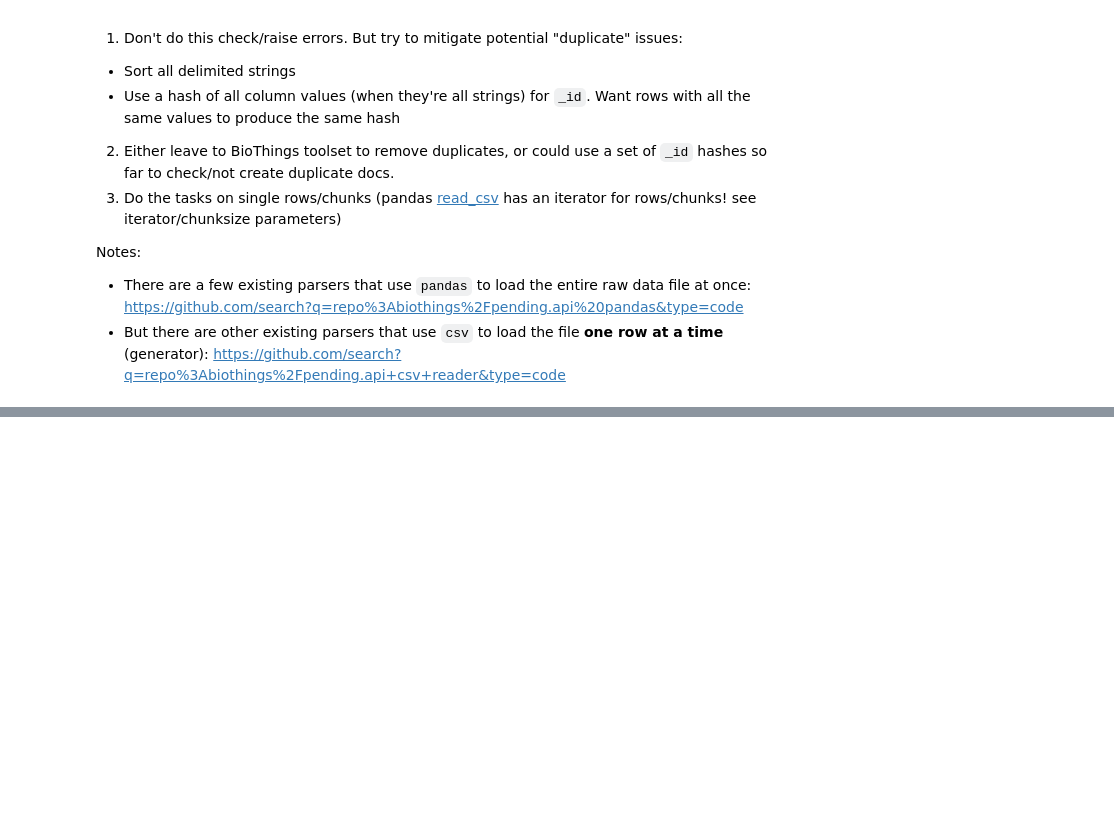
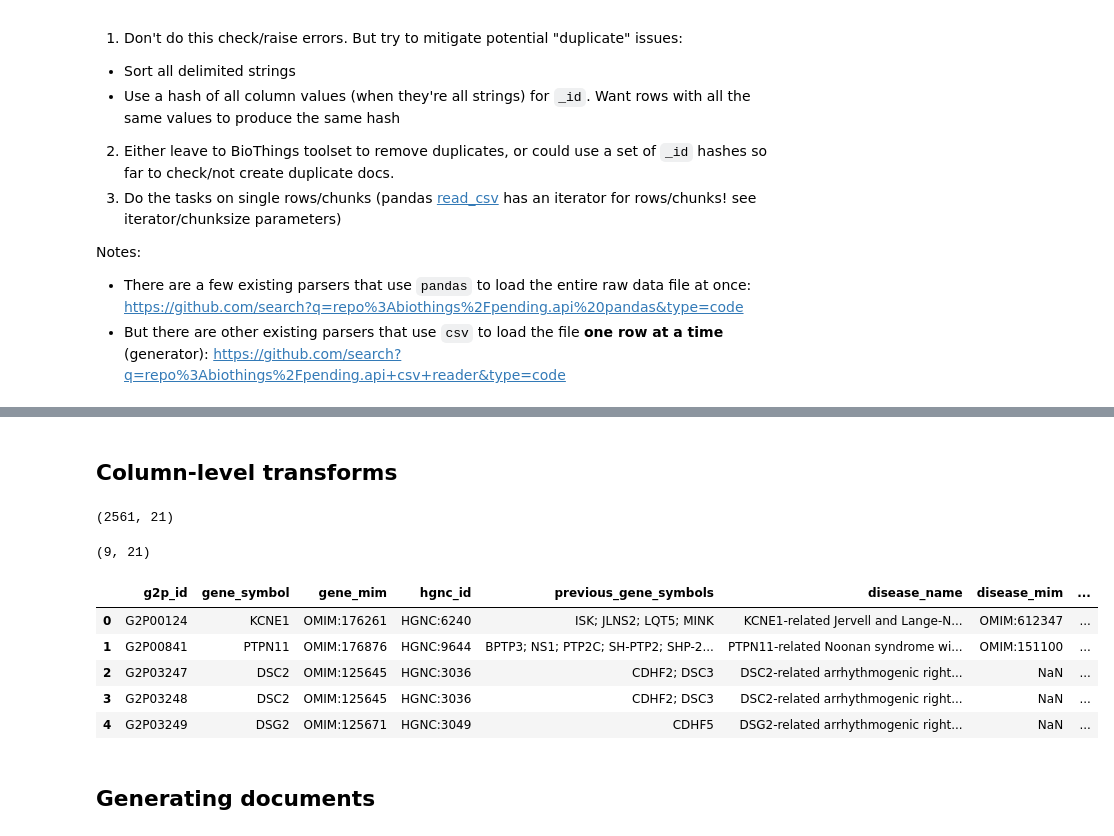
Before and after one commit to biothings/pending.api, a Jupyter notebook: plugins/ebi_gene2phenotype/parser-writing.ipynb, the cells around one changed output, grey strips where cells are left out. Saved outputs shown, nothing was run; the diff lists cells and outputs as text; code cells hidden in the pictures; blank space fills up the shorter version.

```diff
--- a/plugins/ebi_gene2phenotype/parser-writing.ipynb
+++ b/plugins/ebi_gene2phenotype/parser-writing.ipynb
@@ -176,0 +122,5 @@ Could ask Johnathan?
+# %%
+## put into parser (format): DONE
+
+## drop duplicates
+df.drop_duplicates(inplace=True, ignore_index=True)
@@ -176,0 +147,2 @@ Could ask Johnathan?
+# %% [markdown]
+## Column-level transforms
@@ -176,0 +159,58 @@ Could ask Johnathan?
+# %%
+df_diseasemim[df_diseasemim["disease_mim"].str.contains("OMIM:", na=False)].shape
+
+df_diseasemim[df_diseasemim["disease_mim"].str.contains("orphanet:", na=False)].shape
+
+## add up row count. If == num non-null in info above, you're good
+## right now 2570 == 2570, so good
+# %% [output]
+(2561, 21)
+(9, 21)
+# %%
+## put into parser (format): DONE
+
+## COLUMN-LEVEL TRANSFORMS
+
+## adding Translator/biolink prefixes to IDs
+df["gene_mim"] = "OMIM:" + df["gene_mim"]
+df["hgnc_id"] = "HGNC:" + df["hgnc_id"]
+df["disease_mim"] = df["disease_mim"].str.replace("Orphanet", "orphanet")
+## done to preserve NA
+df["disease_mim"] = [i if pd.isna(i) \
+                     else "OMIM:" + i if i.isnumeric() \
+                     else i \
+                     for i in df["disease_mim"]]
+
+## strip whitespace
+df["disease_name"] = df["disease_name"].str.strip()
+df["comments"] = df["comments"].str.strip()
+
+## create new columns
+## UI really wants resource website urls like this. May need to adjust over time as website changes
+df["g2p_record_url"] = "https://www.ebi.ac.uk/gene2phenotype/lgd/" +  df["g2p_id"]
+
+## replace panel keywords with full names shown on G2P website for single record
+## keeping "Hearing loss" as-is, changing all other values
+df["panel"] = df["panel"].str.replace("DD", "Developmental disorders")
+df["panel"] = df["panel"].str.replace("Cancer", "Cancer disorders")
+df["panel"] = df["panel"].str.replace("Cardiac", "Cardiac disorders")
+df["panel"] = df["panel"].str.replace("Eye", "Eye disorders")
+df["panel"] = df["panel"].str.replace("Skeletal", "Skeletal disorders")
+df["panel"] = df["panel"].str.replace("Skin", "Skin disorders")
+# %%
+## checking on column-level transforms
+
+df.head()
+# df["g2p record url"].unique()[0:100]
+
+# df[df["disease mim"].str.contains("orphanet", na=False)]  ## 9 rows, so that's correct
+# df[df["panel"].str.contains("Hearing", na=False)]
+# %% [output]
+|  | g2p_id | gene_symbol | gene_mim | hgnc_id | previous_gene_symbols | disease_name | disease_mim | ... |
+| 0 | G2P00124 | KCNE1 | OMIM:176261 | HGNC:6240 | ISK; JLNS2; LQT5; MINK | KCNE1-related Jervell and Lange-N... | OMIM:612347 | ... |
+| 1 | G2P00841 | PTPN11 | OMIM:176876 | HGNC:9644 | BPTP3; NS1; PTP2C; SH-PTP2; SHP-2... | PTPN11-related Noonan syndrome wi... | OMIM:151100 | ... |
+| 2 | G2P03247 | DSC2 | OMIM:125645 | HGNC:3036 | CDHF2; DSC3 | DSC2-related arrhythmogenic right... | NaN | ... |
+| 3 | G2P03248 | DSC2 | OMIM:125645 | HGNC:3036 | CDHF2; DSC3 | DSC2-related arrhythmogenic right... | NaN | ... |
+| 4 | G2P03249 | DSG2 | OMIM:125671 | HGNC:3049 | CDHF5 | DSG2-related arrhythmogenic right... | NaN | ... |
+# %% [markdown]
+## Generating documents
```
Also changed, not shown: parts of 19 cells of this notebook, 2 other files.
